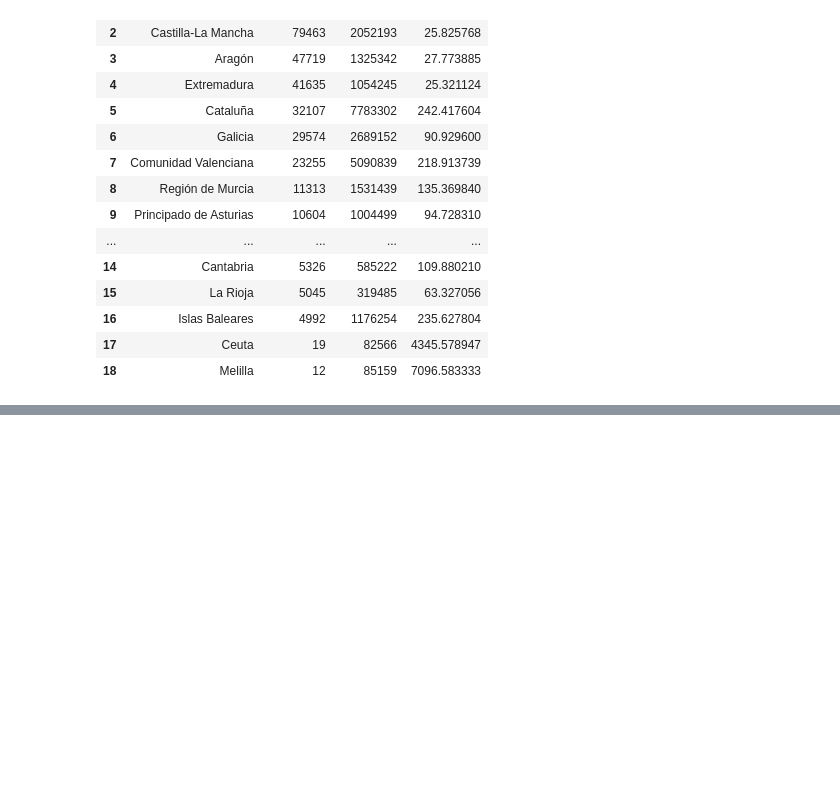
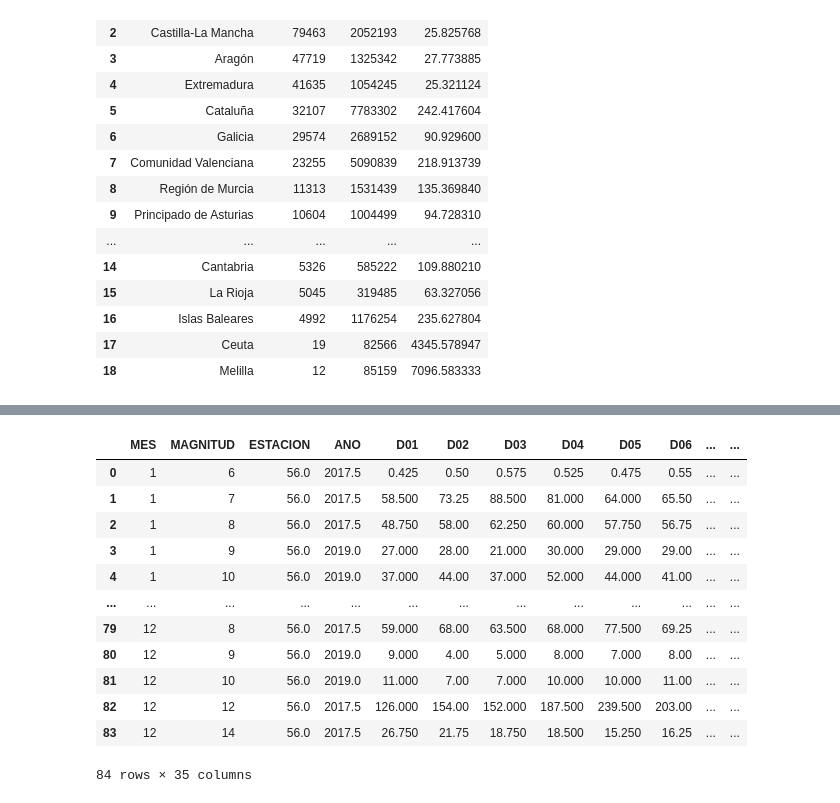
Before and after one commit to jairojaenz/Analisis-exploratorio-de-datos, a Jupyter notebook: Semana9_Guia#4/guia#4.ipynb, the cells around one changed output, grey strips where cells are left out. Cells and saved outputs as stored; diff of their text form; code cells hidden in the pictures; blank space fills up the shorter version.

```diff
--- a/Semana9_Guia#4/guia#4.ipynb
+++ b/Semana9_Guia#4/guia#4.ipynb
@@ -251,0 +459,20 @@ df
+# %%
+# 12 Crear un función que reciba una estación de medición y devuelva un DataFrame con las medias mensuales de los distintos tipos de contaminantes.
+def medias_mensuales_por_estacion(estacion):
+    return df[df['ESTACION'] == estacion].groupby(['MES', 'MAGNITUD']).mean().reset_index()
+
+medias_mensuales_por_estacion(56)
+# %% [output]
+|  | MES | MAGNITUD | ESTACION | ANO | D01 | D02 | D03 | D04 | D05 | D06 | ... | ... |
+| 0 | 1 | 6 | 56.0 | 2017.5 | 0.425 | 0.50 | 0.575 | 0.525 | 0.475 | 0.55 | ... | ... |
+| 1 | 1 | 7 | 56.0 | 2017.5 | 58.500 | 73.25 | 88.500 | 81.000 | 64.000 | 65.50 | ... | ... |
+| 2 | 1 | 8 | 56.0 | 2017.5 | 48.750 | 58.00 | 62.250 | 60.000 | 57.750 | 56.75 | ... | ... |
+| 3 | 1 | 9 | 56.0 | 2019.0 | 27.000 | 28.00 | 21.000 | 30.000 | 29.000 | 29.00 | ... | ... |
+| 4 | 1 | 10 | 56.0 | 2019.0 | 37.000 | 44.00 | 37.000 | 52.000 | 44.000 | 41.00 | ... | ... |
+| ... | ... | ... | ... | ... | ... | ... | ... | ... | ... | ... | ... | ... |
+| 79 | 12 | 8 | 56.0 | 2017.5 | 59.000 | 68.00 | 63.500 | 68.000 | 77.500 | 69.25 | ... | ... |
+| 80 | 12 | 9 | 56.0 | 2019.0 | 9.000 | 4.00 | 5.000 | 8.000 | 7.000 | 8.00 | ... | ... |
+| 81 | 12 | 10 | 56.0 | 2019.0 | 11.000 | 7.00 | 7.000 | 10.000 | 10.000 | 11.00 | ... | ... |
+| 82 | 12 | 12 | 56.0 | 2017.5 | 126.000 | 154.00 | 152.000 | 187.500 | 239.500 | 203.00 | ... | ... |
+| 83 | 12 | 14 | 56.0 | 2017.5 | 26.750 | 21.75 | 18.750 | 18.500 | 15.250 | 16.25 | ... | ... |
+84 rows × 35 columns
```
Also changed, not shown: parts of 13 cells of this notebook, 8 other files.
